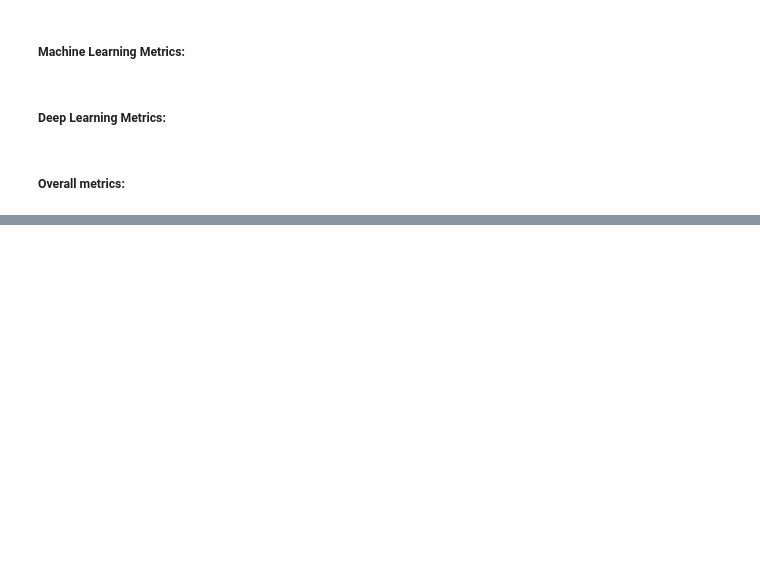
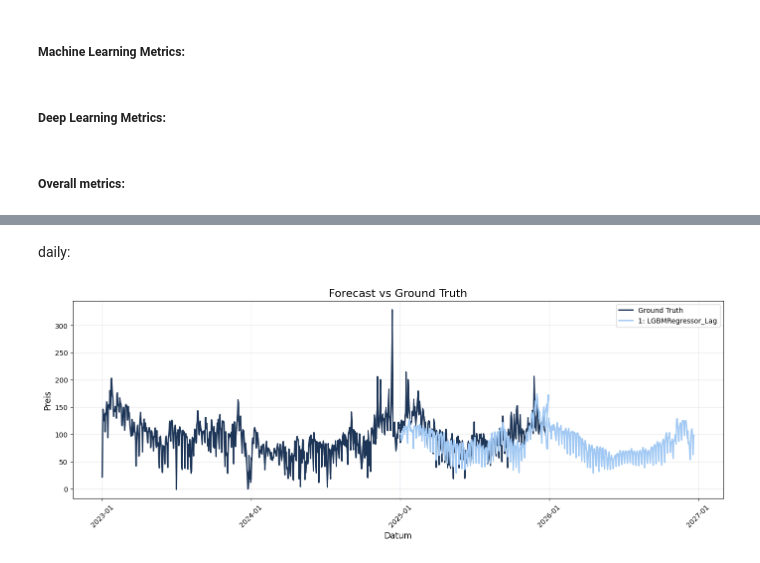
Before and after one commit to L-Schlosser/TIS3_CapstoneProject, a Jupyter notebook: code/capstone.ipynb, the cells around one changed output, grey strips where cells are left out. Drawn from its saved outputs; the diff is of its cells as text; code cells hidden in the pictures; blank space fills up the shorter version.

```diff
--- a/code/capstone.ipynb
+++ b/code/capstone.ipynb
@@ -98,0 +98,6 @@ find_n_best_models(overall_metrics, 3, merged_daily, merged_monthly)
+# %% [markdown]
+daily:
+# %%
+plot_forecasts(best_1_day, 'best_model_daily', frequency=FREQ_DAILY)
+# %% [output]
+[figure, added]
```
Also changed, not shown: parts of 21 cells of this notebook, 13 other files.
